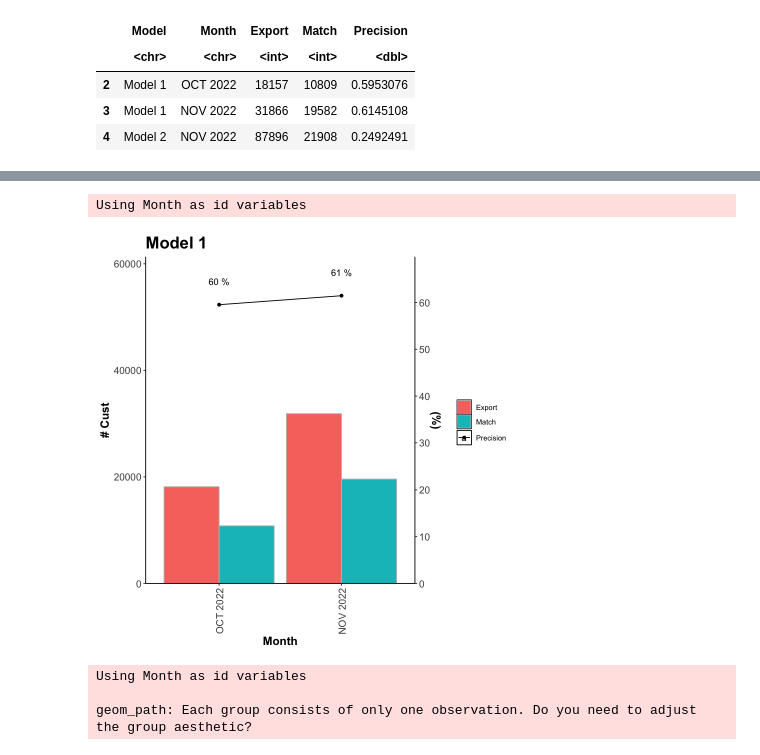
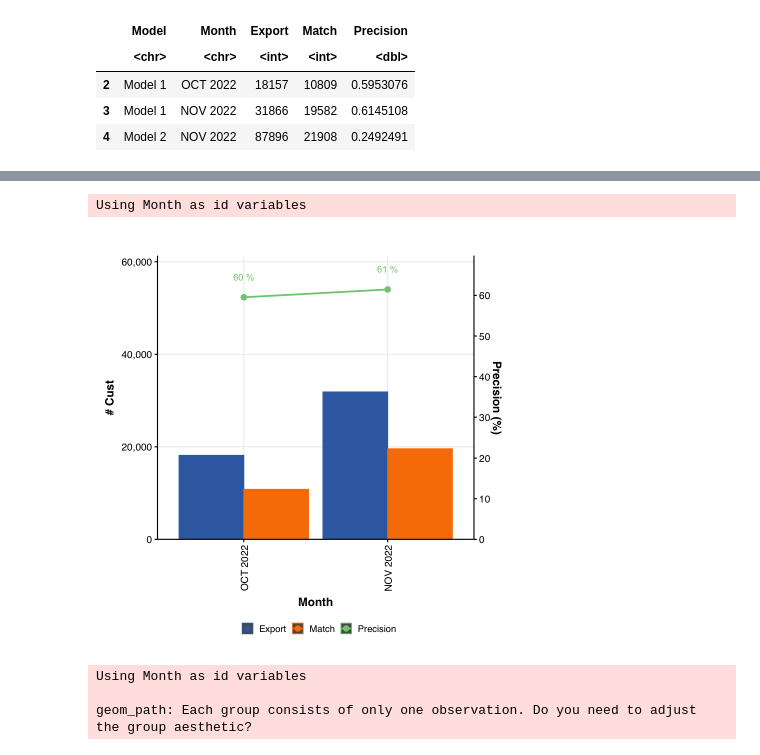
Before and after one commit to VIB-DSC-Data/Topup-dashboard, a Jupyter notebook: Lab.ipynb, the cells around one changed output, grey strips where cells are left out. Drawn from its saved outputs; the diff is of its cells as text; code cells hidden in the pictures.

Commit message:
change color

```diff
--- a/Lab.ipynb
+++ b/Lab.ipynb
@@ -75,30 +64,33 @@ A data.frame: 4 × 3
 # %%
 y_max <- max(performance %>% select(is.numeric))
 scaleRight <- 100 / y_max
-ggplot(melt(performance %>% filter(Model == 'Model 1') %>% select(-Precision, -Model)), aes(x = factor(Month, levels = c('OCT 2022', 'NOV 2022')))) +
-    geom_bar(aes(y = value, fill = variable), color = 'grey',  stat = 'identity', position = "dodge") +
-    # scale_fill_manual(values=c('#CFFDE1','#68B984')) +
-    # scale_fill_grey() +
-    geom_point(data = performance %>% filter(Model == 'Model 1'), aes( y = Precision * 100 / scaleRight, group = 1, color = 'Precision')) +
-    geom_line(data = performance %>% filter(Model == 'Model 1'), aes( y = Precision * 100 / scaleRight, group = 1, color = 'Precision')) +
-    geom_text(data = performance %>% filter(Model == 'Model 1'), aes(y = (Precision * 100 + 5) / scaleRight , label = paste(round(Precision,2)*100, '%'), color = 'Precision')) +
-    scale_color_manual(values = c('black')) +
-    scale_y_continuous(expand = expansion(mult = c(0,.05)),
-                    sec.axis = sec_axis(~.*scaleRight, name = "(%)",
+plot1 <- ggplot(melt(performance %>% filter(Model == 'Model 1') %>% select(-Precision, -Model) %>% mutate(Month = factor(Month, levels = c('OCT 2022', 'NOV 2022')))), aes(x = Month)) +
+    geom_bar(aes(y = value, fill = variable, color = variable),  stat = 'identity', position = "dodge") +
+    geom_point(data = performance %>% filter(Model == 'Model 1'), aes( y = Precision * 100 / scaleRight, group = 1, color = 'Precision'), size = 3) +
+    geom_line(data = performance %>% filter(Model == 'Model 1'), aes( y = Precision * 100 / scaleRight, group = 1, color = 'Precision'), size = 1) +
+    geom_text(data = performance %>% filter(Model == 'Model 1'), aes(y = (Precision * 100 + 5) / scaleRight , label = paste(round(Precision,2)*100, '%'), color = 'Precision'),show.legend=F) +
+    # scale_color_manual(values = c('black')) +
+    scale_y_continuous(labels = comma, expand = expansion(mult = c(0,.05)),
+                    sec.axis = sec_axis(~.*scaleRight, name = "Precision (%)",
                                         breaks=seq(0,100,10))) +
-    theme_classic() +
-    labs( y="# Cust", x="Month", title = 'Model 1') +
+    # theme_classic() +
+    scale_fill_Publication() +
+    scale_colour_Publication()+
+    theme_Publication() +
+    guides(color = guide_legend(nrow = 1),fill="none") +
+    labs( y="# Cust", x="Month") +
     theme(axis.text.x = element_text(angle=90, vjust=0.6),
         axis.text=element_text(size=12),
         axis.title=element_text(size=14,face="bold"),
         legend.background = element_rect(fill = "transparent"),
       legend.box.background = element_rect(fill = "transparent", colour = NA),
       legend.key = element_rect(fill = "transparent"),
       legend.spacing = unit(-1, "lines"),
       legend.title=element_blank(), plot.title = element_text(face="bold", size = 20))
+plot1
 # %% [output]
 Using Month as id variables
-[figure, old version]
+[figure, new version]
 # %%
 ggplot(melt(performance %>% filter(Model == 'Model 2') %>% select(-Precision, -Model)), aes(x = factor(Month, levels = c('OCT 2022', 'NOV 2022')))) +
     geom_bar(aes(y = value, fill = variable), color = 'grey',  stat = 'identity', position = "dodge") +
```
Also changed, not shown: parts of 3 cells of this notebook, 4 other files.
